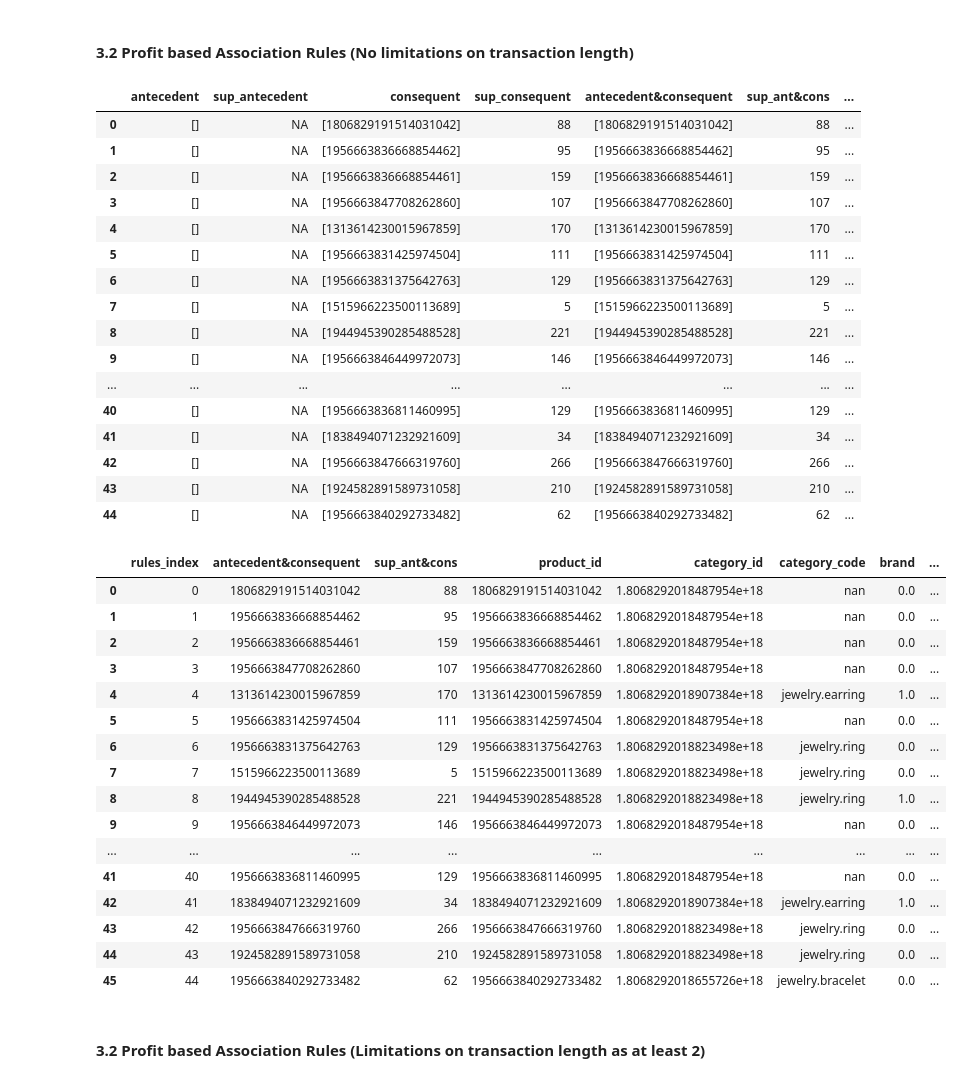
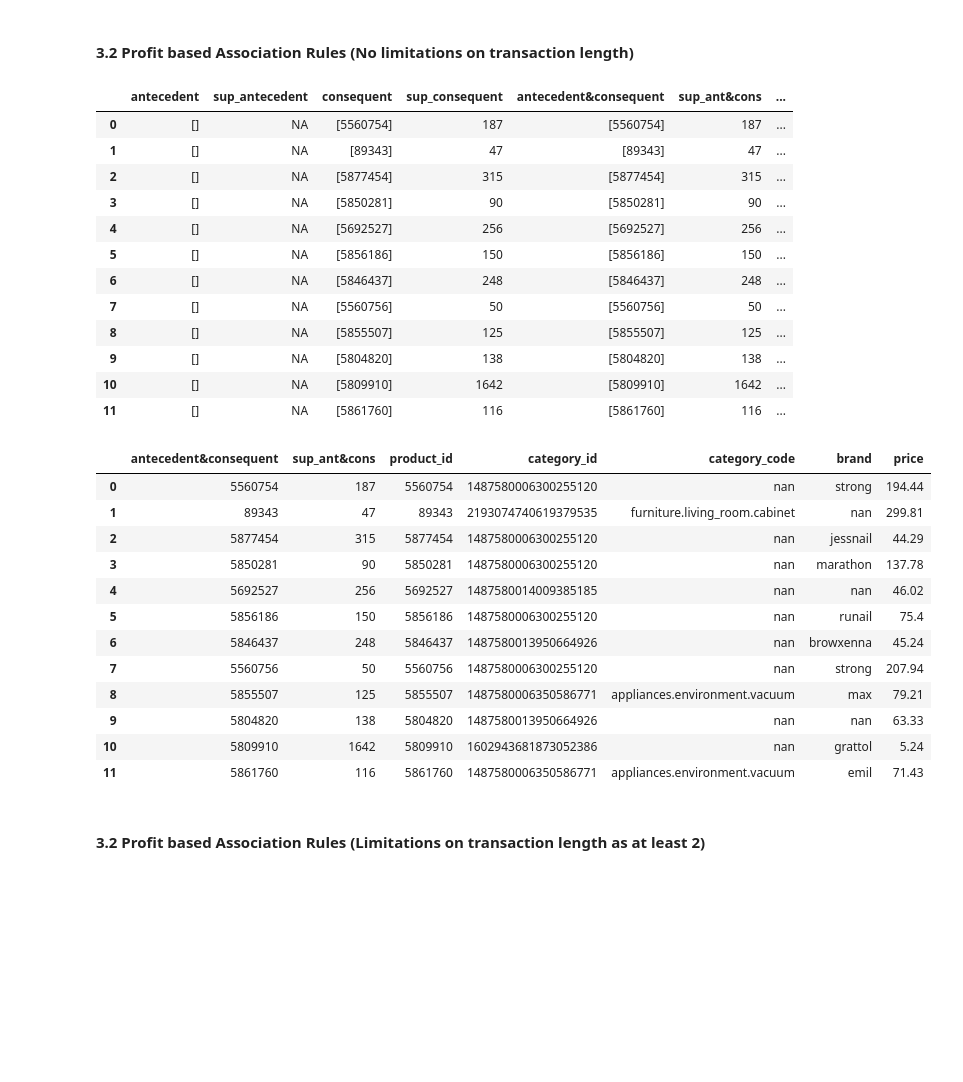
Before and after one commit to dawei7/Detecting-patterns-in-purchase-history-using-association-rule-learning-methods, a Jupyter notebook: Analaysis_Kaggle_Comsetics_Dataset.ipynb, the cells around one changed output. Drawn from its saved outputs; the diff is of its cells as text; code cells hidden in the pictures; blank space fills up the shorter version.

```diff
--- a/Analaysis_Kaggle_Comsetics_Dataset.ipynb
+++ b/Analaysis_Kaggle_Comsetics_Dataset.ipynb
@@ -265,9 +265,11 @@ rules_labeled
 # %%
 import modified_fp_growth_algorithm.modified_fp_growth_latest as mod_fp_growth
 
+data = data[data["product_id"].apply(len)<5]
+
 rules = mod_fp_growth.fpgrowthFromDataFrame(\
     data,
-    minSupRatio=0.005,
+    minSupRatio=0.001,
     maxSupRatio=1,
     minConf=0,
     item_col=1,
@@ -315,9 +329,12 @@ import modified_fp_growth_algorithm.modified_fp_growth_latest as mod_fp_growth
 
 #For better trackingI take price instead of profit as profit, because tracking ius easier and at moment I anyway just multiply by 0.1 for profit
 # We see how "super efficient it is, only 6.8 seconds for 13k rules inclduing writing to Excel"
+
+data = data[data["product_id"].apply(len)<5]
+
 rules = mod_fp_growth.fpgrowthFromDataFrame(\
     data,
-    minSupRatio=0.002,
+    minSupRatio=0.005,
     maxSupRatio=1,
     minConf=0,
     item_col=1,
@@ -330,51 +347,44 @@ rules.to_excel("fp_groth_out.xlsx",index=False)
 rules
 # %% [output]
 |  | antecedent | sup_antecedent | consequent | sup_consequent | antecedent&consequent | sup_ant&cons | ... |
-| 0 | [] | NA | [1806829191514031042] | 88 | [1806829191514031042] | 88 | ... |
-| 1 | [] | NA | [1956663836668854462] | 95 | [1956663836668854462] | 95 | ... |
-| 2 | [] | NA | [1956663836668854461] | 159 | [1956663836668854461] | 159 | ... |
-| 3 | [] | NA | [1956663847708262860] | 107 | [1956663847708262860] | 107 | ... |
-| 4 | [] | NA | [1313614230015967859] | 170 | [1313614230015967859] | 170 | ... |
-| 5 | [] | NA | [1956663831425974504] | 111 | [1956663831425974504] | 111 | ... |
-| 6 | [] | NA | [1956663831375642763] | 129 | [1956663831375642763] | 129 | ... |
-| 7 | [] | NA | [1515966223500113689] | 5 | [1515966223500113689] | 5 | ... |
-| 8 | [] | NA | [1944945390285488528] | 221 | [1944945390285488528] | 221 | ... |
-| 9 | [] | NA | [1956663846449972073] | 146 | [1956663846449972073] | 146 | ... |
-| ... | ... | ... | ... | ... | ... | ... | ... |
-| 40 | [] | NA | [1956663836811460995] | 129 | [1956663836811460995] | 129 | ... |
-| 41 | [] | NA | [1838494071232921609] | 34 | [1838494071232921609] | 34 | ... |
-| 42 | [] | NA | [1956663847666319760] | 266 | [1956663847666319760] | 266 | ... |
-| 43 | [] | NA | [1924582891589731058] | 210 | [1924582891589731058] | 210 | ... |
-| 44 | [] | NA | [1956663840292733482] | 62 | [1956663840292733482] | 62 | ... |
+| 0 | [] | NA | [5560754] | 187 | [5560754] | 187 | ... |
+| 1 | [] | NA | [89343] | 47 | [89343] | 47 | ... |
+| 2 | [] | NA | [5877454] | 315 | [5877454] | 315 | ... |
+| 3 | [] | NA | [5850281] | 90 | [5850281] | 90 | ... |
+| 4 | [] | NA | [5692527] | 256 | [5692527] | 256 | ... |
+| 5 | [] | NA | [5856186] | 150 | [5856186] | 150 | ... |
+| 6 | [] | NA | [5846437] | 248 | [5846437] | 248 | ... |
+| 7 | [] | NA | [5560756] | 50 | [5560756] | 50 | ... |
+| 8 | [] | NA | [5855507] | 125 | [5855507] | 125 | ... |
+| 9 | [] | NA | [5804820] | 138 | [5804820] | 138 | ... |
+| 10 | [] | NA | [5809910] | 1642 | [5809910] | 1642 | ... |
+| 11 | [] | NA | [5861760] | 116 | [5861760] | 116 | ... |
 # %%
 rules_exploded = rules.explode("antecedent&consequent")[["antecedent&consequent","sup_ant&cons"]]
 rules_exploded.insert(0,"rules_index",rules_exploded.index)
 
 
 rules_labeled = pd.merge(rules_exploded,unique_items, how='inner', left_on = 'antecedent&consequent', right_on = 'product_id').sort_values("rules_index").reset_index(drop=True)
 
 
 rules_labeled.to_excel("rules_labeled.xlsx",index=False)
 
+rules_labeled = rules_labeled.drop('rules_index', axis=1)
 rules_labeled
 # %% [output]
-|  | rules_index | antecedent&consequent | sup_ant&cons | product_id | category_id | category_code | brand | ... |
-| 0 | 0 | 1806829191514031042 | 88 | 1806829191514031042 | 1.8068292018487954e+18 | nan | 0.0 | ... |
-| 1 | 1 | 1956663836668854462 | 95 | 1956663836668854462 | 1.8068292018487954e+18 | nan | 0.0 | ... |
-| 2 | 2 | 1956663836668854461 | 159 | 1956663836668854461 | 1.8068292018487954e+18 | nan | 0.0 | ... |
-| 3 | 3 | 1956663847708262860 | 107 | 1956663847708262860 | 1.8068292018487954e+18 | nan | 0.0 | ... |
-| 4 | 4 | 1313614230015967859 | 170 | 1313614230015967859 | 1.8068292018907384e+18 | jewelry.earring | 1.0 | ... |
-| 5 | 5 | 1956663831425974504 | 111 | 1956663831425974504 | 1.8068292018487954e+18 | nan | 0.0 | ... |
-| 6 | 6 | 1956663831375642763 | 129 | 1956663831375642763 | 1.8068292018823498e+18 | jewelry.ring | 0.0 | ... |
-| 7 | 7 | 1515966223500113689 | 5 | 1515966223500113689 | 1.8068292018823498e+18 | jewelry.ring | 0.0 | ... |
-| 8 | 8 | 1944945390285488528 | 221 | 1944945390285488528 | 1.8068292018823498e+18 | jewelry.ring | 1.0 | ... |
-| 9 | 9 | 1956663846449972073 | 146 | 1956663846449972073 | 1.8068292018487954e+18 | nan | 0.0 | ... |
-| ... | ... | ... | ... | ... | ... | ... | ... | ... |
-| 41 | 40 | 1956663836811460995 | 129 | 1956663836811460995 | 1.8068292018487954e+18 | nan | 0.0 | ... |
-| 42 | 41 | 1838494071232921609 | 34 | 1838494071232921609 | 1.8068292018907384e+18 | jewelry.earring | 1.0 | ... |
-| 43 | 42 | 1956663847666319760 | 266 | 1956663847666319760 | 1.8068292018823498e+18 | jewelry.ring | 0.0 | ... |
-| 44 | 43 | 1924582891589731058 | 210 | 1924582891589731058 | 1.8068292018823498e+18 | jewelry.ring | 0.0 | ... |
-| 45 | 44 | 1956663840292733482 | 62 | 1956663840292733482 | 1.8068292018655726e+18 | jewelry.bracelet | 0.0 | ... |
+|  | antecedent&consequent | sup_ant&cons | product_id | category_id | category_code | brand | price |
+| 0 | 5560754 | 187 | 5560754 | 1487580006300255120 | nan | strong | 194.44 |
+| 1 | 89343 | 47 | 89343 | 2193074740619379535 | furniture.living_room.cabinet | nan | 299.81 |
+| 2 | 5877454 | 315 | 5877454 | 1487580006300255120 | nan | jessnail | 44.29 |
+| 3 | 5850281 | 90 | 5850281 | 1487580006300255120 | nan | marathon | 137.78 |
+| 4 | 5692527 | 256 | 5692527 | 1487580014009385185 | nan | nan | 46.02 |
+| 5 | 5856186 | 150 | 5856186 | 1487580006300255120 | nan | runail | 75.4 |
+| 6 | 5846437 | 248 | 5846437 | 1487580013950664926 | nan | browxenna | 45.24 |
+| 7 | 5560756 | 50 | 5560756 | 1487580006300255120 | nan | strong | 207.94 |
+| 8 | 5855507 | 125 | 5855507 | 1487580006350586771 | appliances.environment.vacuum | max | 79.21 |
+| 9 | 5804820 | 138 | 5804820 | 1487580013950664926 | nan | nan | 63.33 |
+| 10 | 5809910 | 1642 | 5809910 | 1602943681873052386 | nan | grattol | 5.24 |
+| 11 | 5861760 | 116 | 5861760 | 1487580006350586771 | appliances.environment.vacuum | emil | 71.43 |
 # %% [markdown]
 #### 3.2 Profit based Association Rules (Limitations on transaction length as at least 2)
 # %%
```
Also changed, not shown: parts of 4 cells of this notebook, 5 other files.
